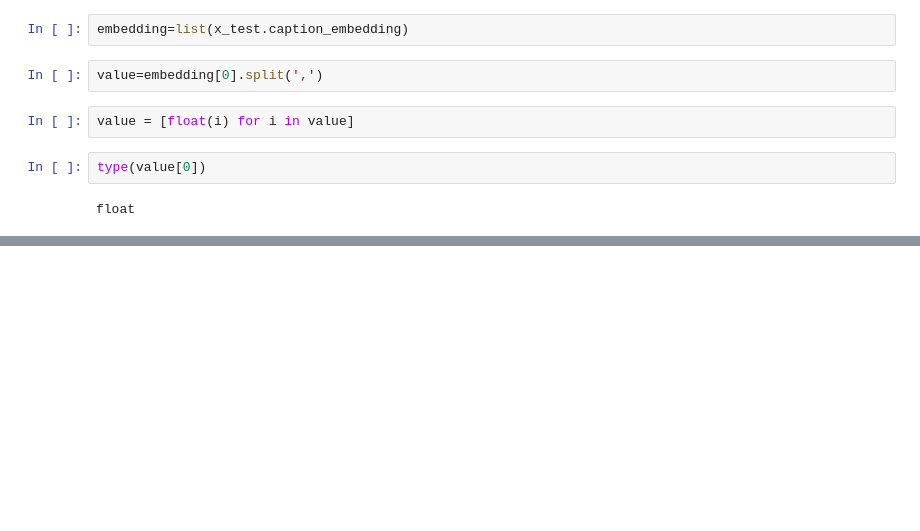
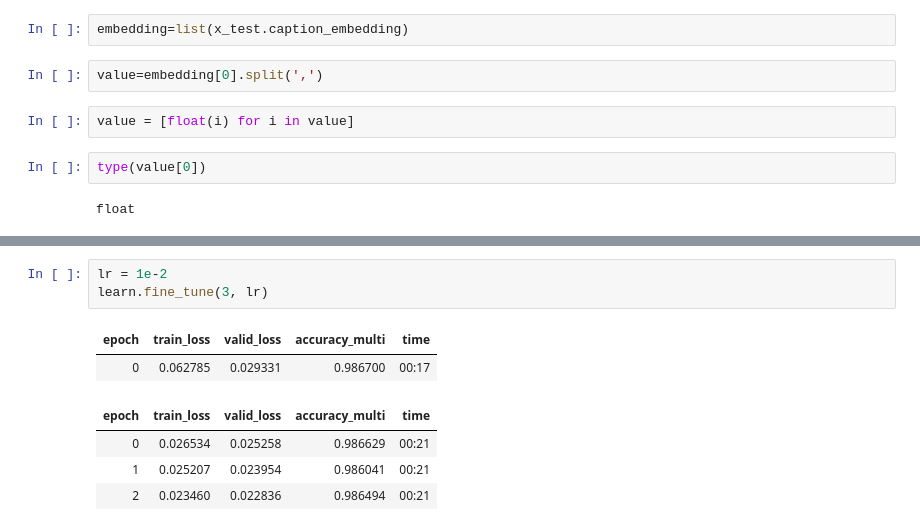
Before and after one commit to satish860/multi_modal_Image, a Jupyter notebook: 02-ImageBaseline.ipynb, the cells around one changed output, grey strips where cells are left out. Drawn from its saved outputs; the diff is of its cells as text; blank space fills up the shorter version.

```diff
--- a/02-ImageBaseline.ipynb
+++ b/02-ImageBaseline.ipynb
@@ -81,0 +105,10 @@ x_test.head()
+# %%
+lr = 1e-2
+learn.fine_tune(3, lr)
+# %% [output]
+| epoch | train_loss | valid_loss | accuracy_multi | time |
+| 0 | 0.062785 | 0.029331 | 0.986700 | 00:17 |
+| epoch | train_loss | valid_loss | accuracy_multi | time |
+| 0 | 0.026534 | 0.025258 | 0.986629 | 00:21 |
+| 1 | 0.025207 | 0.023954 | 0.986041 | 00:21 |
+| 2 | 0.023460 | 0.022836 | 0.986494 | 00:21 |
```
Also changed, not shown: parts of 18 cells of this notebook, 2 other files.
